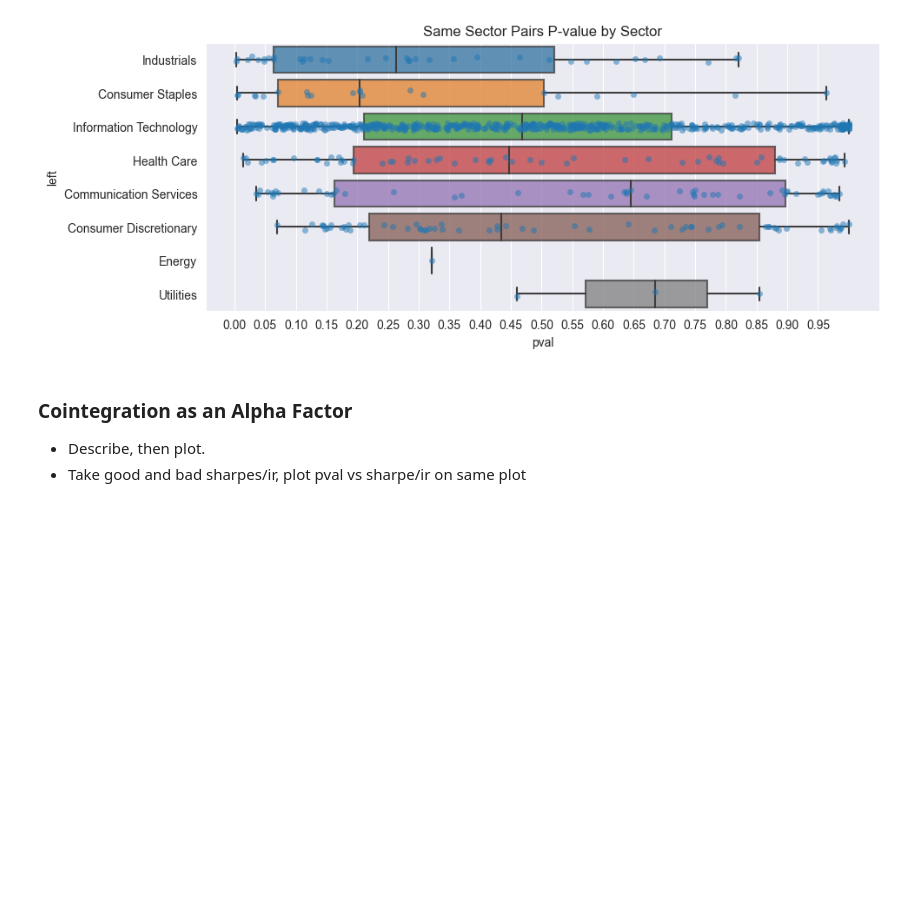
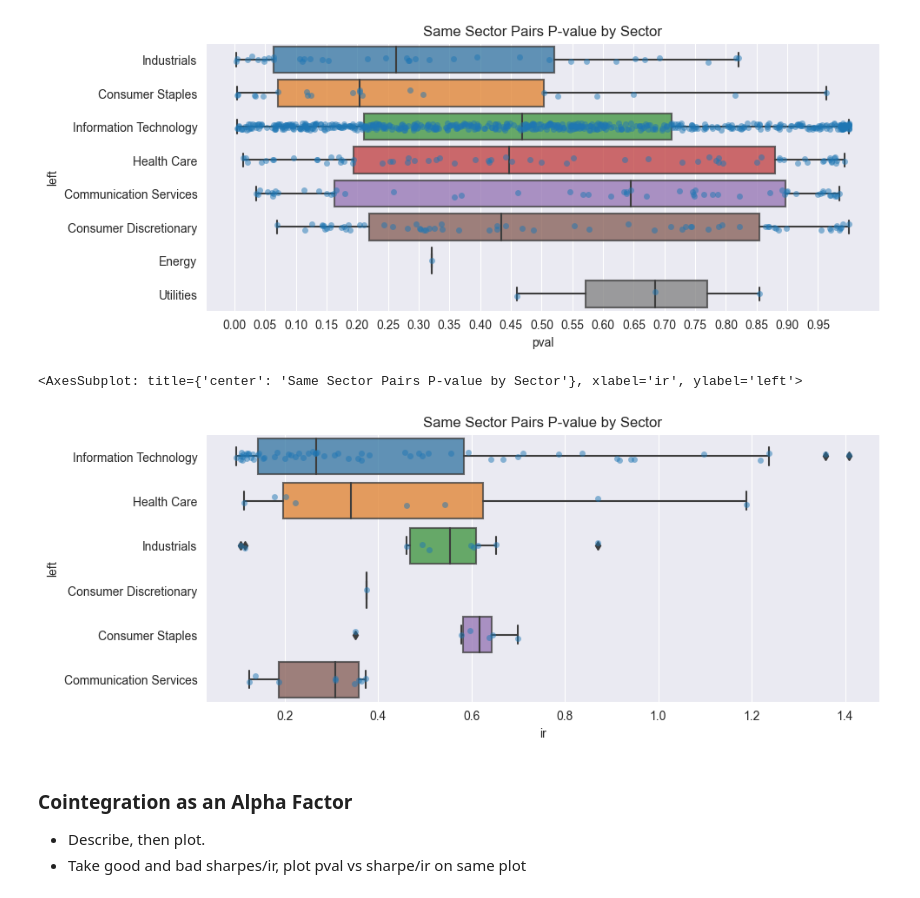
Before and after one commit to ryanczm/qr, a Jupyter notebook: pairs_trading_nasdaq.ipynb, the cells around one changed output. Saved outputs shown, nothing was run; the diff lists cells and outputs as text; code cells hidden in the pictures; blank space fills up the shorter version.

```diff
--- a/pairs_trading_nasdaq.ipynb
+++ b/pairs_trading_nasdaq.ipynb
@@ -503,6 +505,18 @@ sns.stripplot(ss_pairs, x='pval', y='left', alpha=0.5)
 # %% [output]
 <AxesSubplot: title={'center': 'Same Sector Pairs P-value by Sector'}, xlabel='pval', ylabel='left'>
 [figure]
+# %%
+
+fig, ax = plt.subplots(figsize=(10,4))
+
+sns.set_style('darkgrid')
+ax.set_title('Same Sector Pairs P-value by Sector')
+
+sns.boxplot(_sharpes, x='ir', y='left', boxprops=dict(alpha=.75))
+sns.stripplot(_sharpes, x='ir', y='left', alpha=0.5)
+# %% [output]
+<AxesSubplot: title={'center': 'Same Sector Pairs P-value by Sector'}, xlabel='ir', ylabel='left'>
+[figure, added]
 # %% [markdown]
 ### Cointegration as an Alpha Factor
 
```
Also changed, not shown: parts of 6 cells of this notebook.
